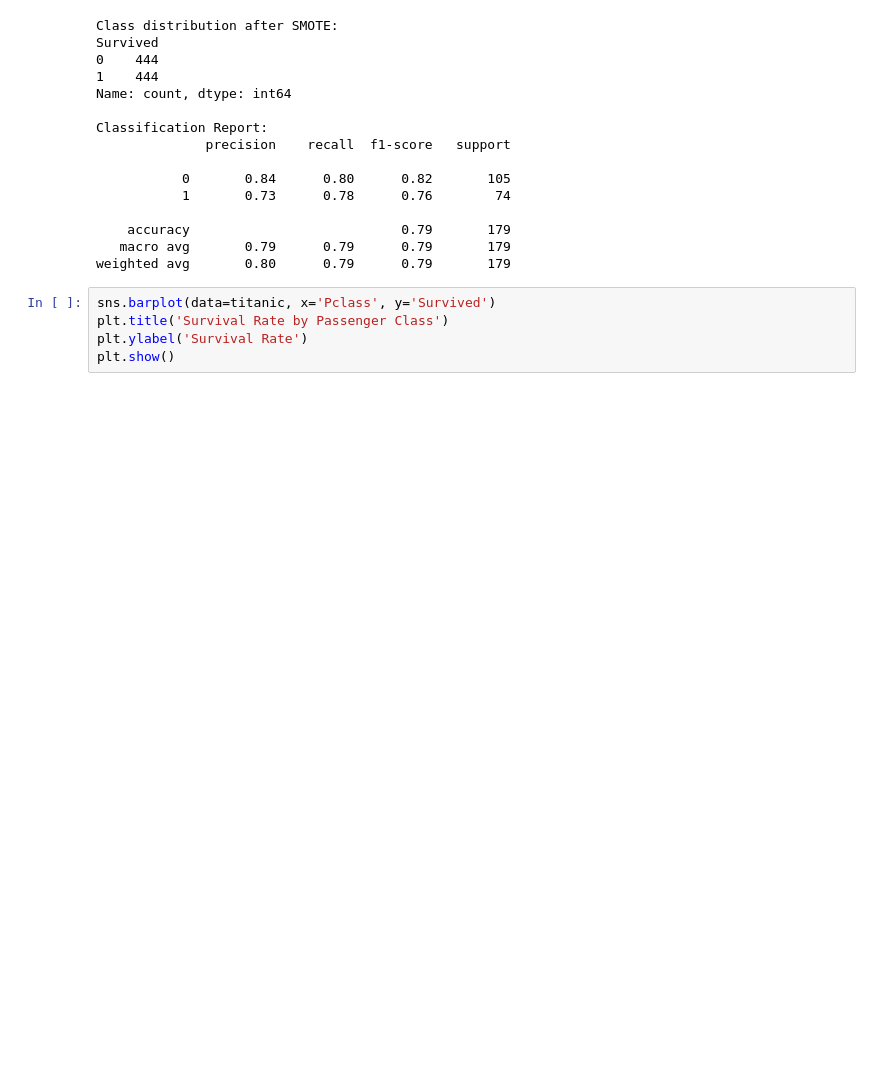
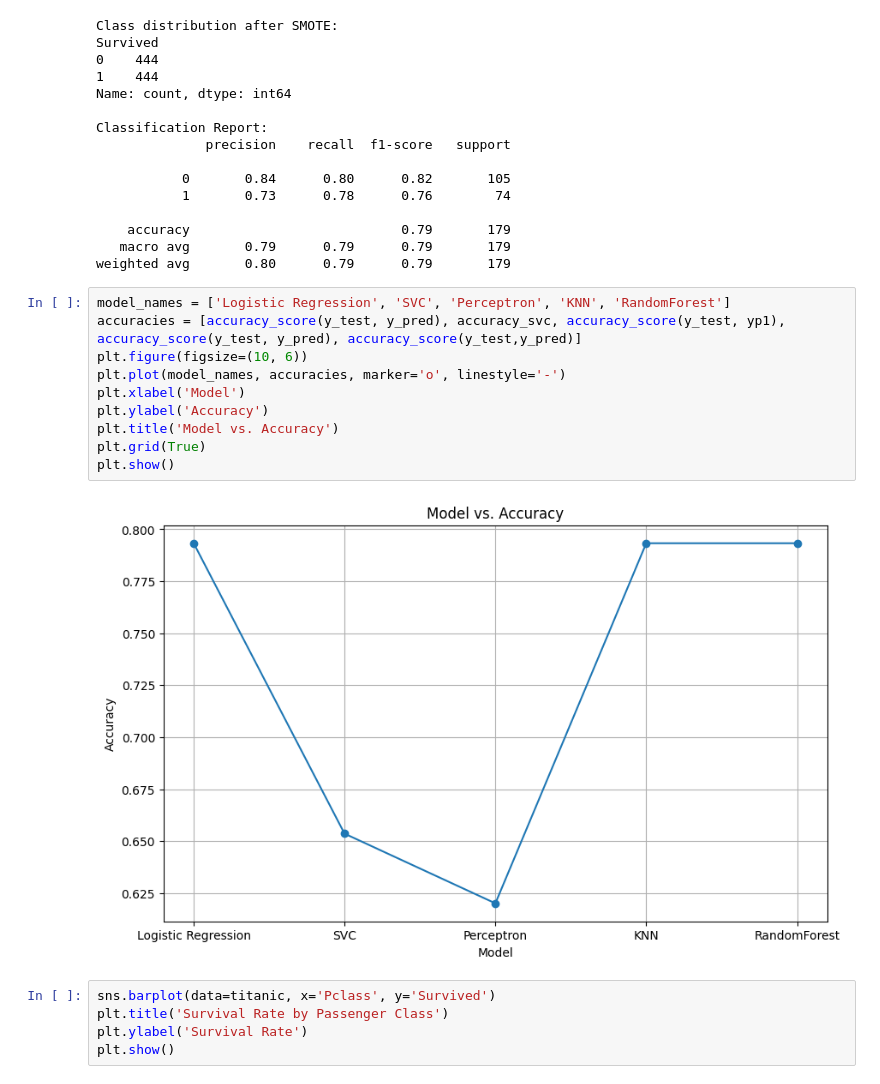
Before and after one commit to 2303A52003/2024_statml-assignments, a Jupyter notebook: 2303A52003_StatML_Titanic_Project.ipynb, the cells around one changed output. Drawn from its saved outputs; the diff is of its cells as text; blank space fills up the shorter version.

```diff
--- a/2303A52003_StatML_Titanic_Project.ipynb
+++ b/2303A52003_StatML_Titanic_Project.ipynb
@@ -352,6 +352,18 @@ Classification Report:
     accuracy                           0.79       179
    macro avg       0.79      0.79      0.79       179
 weighted avg       0.80      0.79      0.79       179
+# %%
+model_names = ['Logistic Regression', 'SVC', 'Perceptron', 'KNN', 'RandomForest']
+accuracies = [accuracy_score(y_test, y_pred), accuracy_svc, accuracy_score(y_test, yp1), accuracy_score(y_test, y_pred), accuracy_score(y_test,y_pred)]
+plt.figure(figsize=(10, 6))
+plt.plot(model_names, accuracies, marker='o', linestyle='-')
+plt.xlabel('Model')
+plt.ylabel('Accuracy')
+plt.title('Model vs. Accuracy')
+plt.grid(True)
+plt.show()
+# %% [output]
+[figure, added]
 # %%
 sns.barplot(data=titanic, x='Pclass', y='Survived')
 plt.title('Survival Rate by Passenger Class')
```
